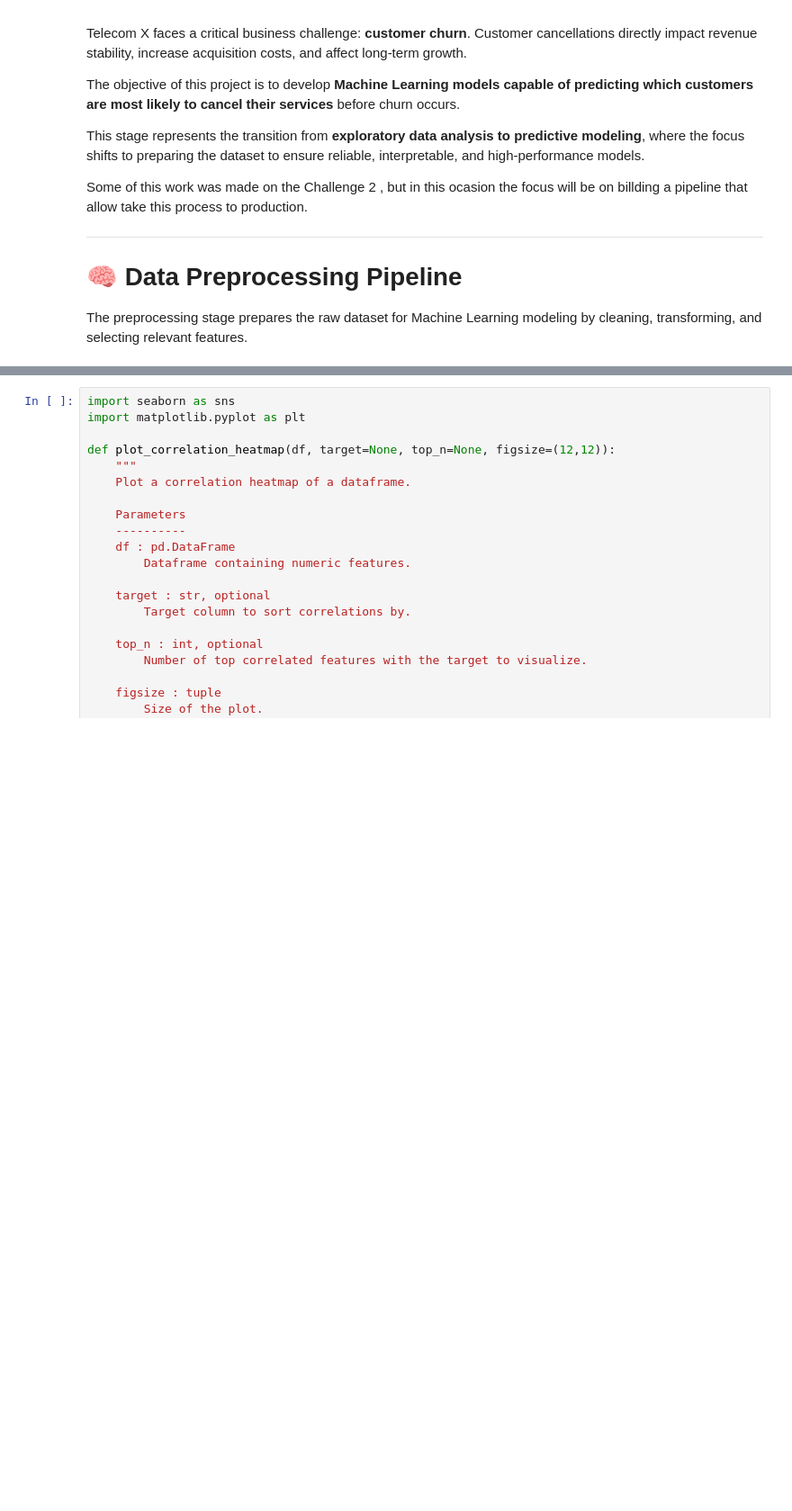
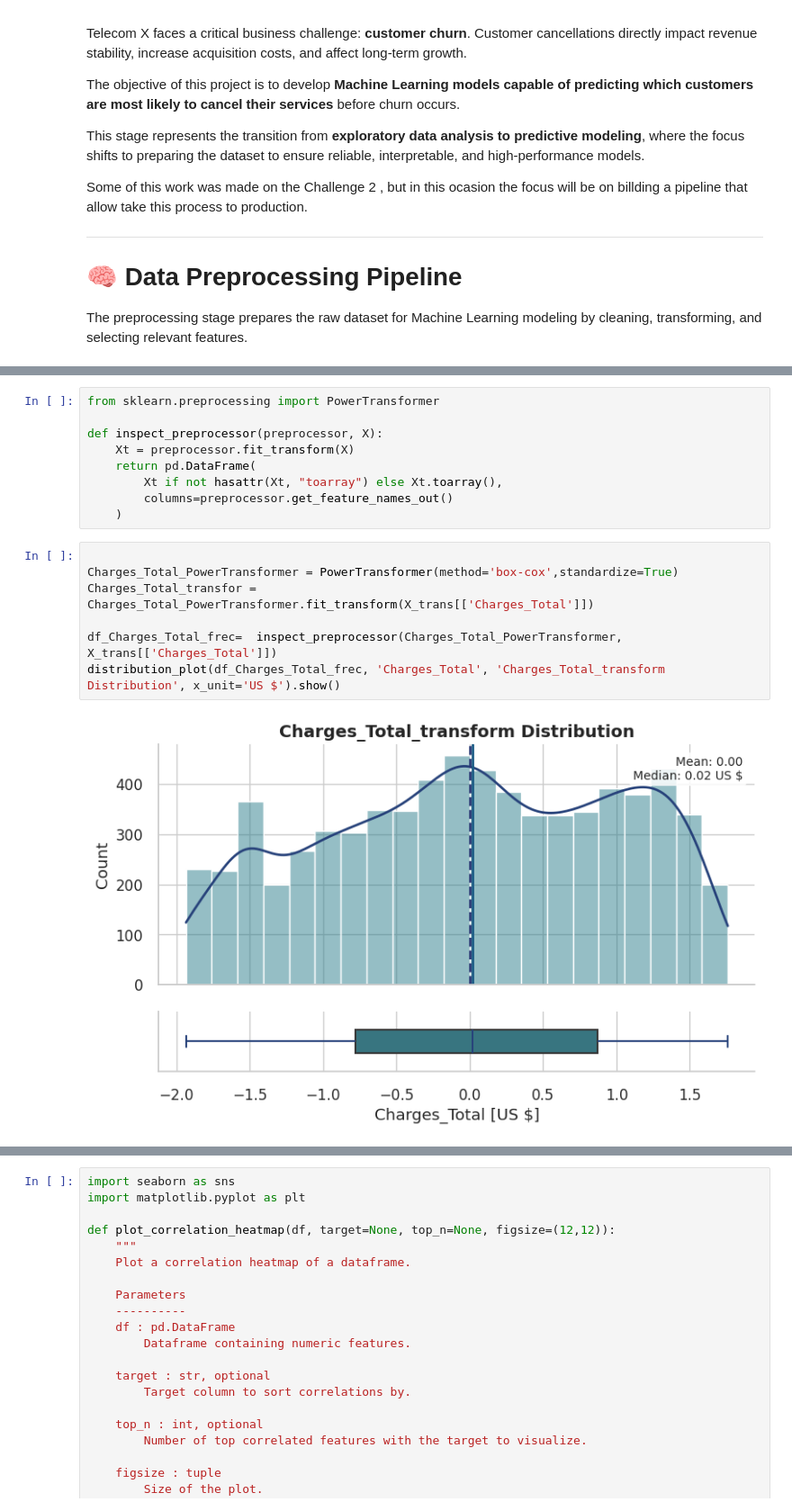
Before and after one commit to JCSR2022/challenge3-data-science-Alura, a Jupyter notebook: data/Data_Preprocessing_Stage.ipynb, the cells around one changed output, grey strips where cells are left out. Shown at 90% size. Drawn from its saved outputs; the diff is of its cells as text; blank space fills up the shorter version.

```diff
--- a/data/Data_Preprocessing_Stage.ipynb
+++ b/data/Data_Preprocessing_Stage.ipynb
@@ -182,0 +365,18 @@ Test shape: (1407, 26)
+# %%
+from sklearn.preprocessing import PowerTransformer
+
+def inspect_preprocessor(preprocessor, X):
+    Xt = preprocessor.fit_transform(X)
+    return pd.DataFrame(
+        Xt if not hasattr(Xt, "toarray") else Xt.toarray(),
+        columns=preprocessor.get_feature_names_out()
+    )
+# %%
+
+Charges_Total_PowerTransformer = PowerTransformer(method='box-cox',standardize=True)
+Charges_Total_transfor = Charges_Total_PowerTransformer.fit_transform(X_trans[['Charges_Total']])
+
+df_Charges_Total_frec=  inspect_preprocessor(Charges_Total_PowerTransformer, X_trans[['Charges_Total']])
+distribution_plot(df_Charges_Total_frec, 'Charges_Total', 'Charges_Total_transform Distribution', x_unit='US $').show()
+# %% [output]
+[figure, added]
```
Also changed, not shown: parts of 17 cells of this notebook.
